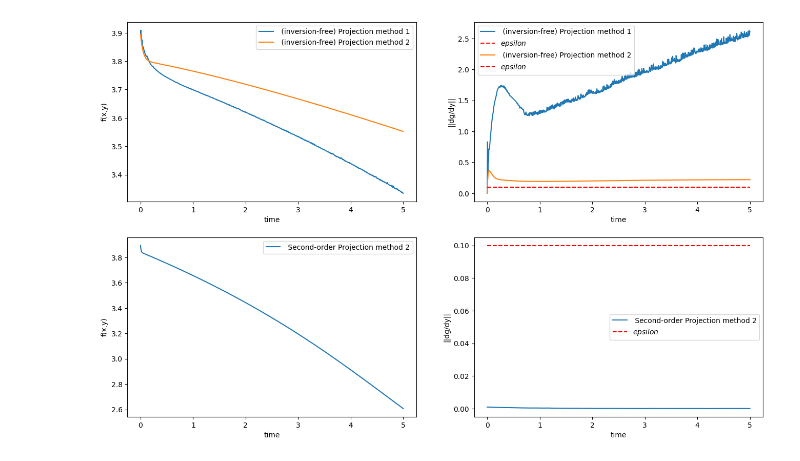
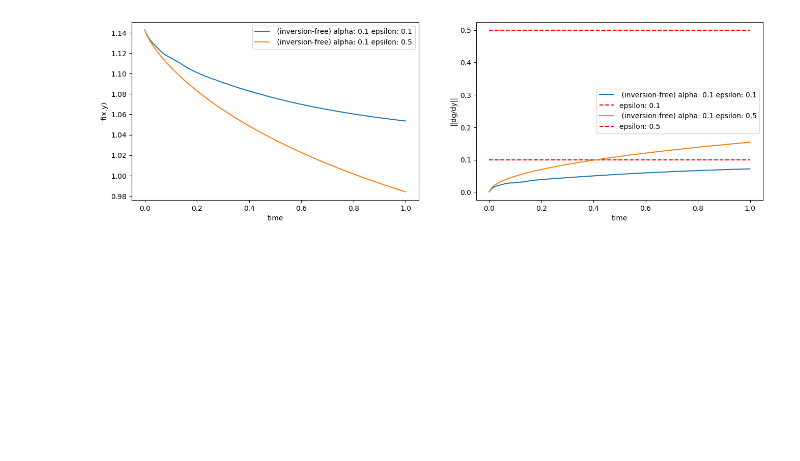
Before and after one commit to o4lc/SGF-BLO, a Jupyter notebook: continous.ipynb, the cells around one changed output. Drawn from its saved outputs; the diff is of its cells as text; code cells hidden in the pictures; blank space fills up the shorter version.

```diff
--- a/continous.ipynb
+++ b/continous.ipynb
@@ -7,5 +7,4 @@ import matplotlib.pyplot as plt
 import cvxpy as cp
 
 constrained = False
-dim=10
 # %%
@@ -29,19 +61,19 @@ def calc_derivatives(x, y):
     g_val = g(x,y)
 
     # 1st derivatives
-    dfdy = torch.autograd.grad(f_val, y, create_graph=True)[0]
-    dfdx = torch.autograd.grad(f_val, x, create_graph=True)[0]
+    dfdy = torch.autograd.grad(f_val, y, create_graph=True, allow_unused=True, materialize_grads=True)[0]
+    dfdx = torch.autograd.grad(f_val, x, create_graph=True, allow_unused=True, materialize_grads=True)[0]
 
-    dgdy = torch.autograd.grad(g_val, y, create_graph=True)[0]
-    dgdx = torch.autograd.grad(g_val, x, create_graph=True)[0]
+    dgdy = torch.autograd.grad(g_val, y, create_graph=True, allow_unused=True, materialize_grads=True)[0]
+    dgdx = torch.autograd.grad(g_val, x, create_graph=True, allow_unused=True, materialize_grads=True)[0]
 
     # Initialize tensors for 2nd derivatives
     dgdyy = torch.zeros((dim, dim))
     dgdyx = torch.zeros((dim, dim))
     # Compute 2nd derivatives element-wise
     for i in range(dgdy.shape[0]):
-        dgdyy[i, :] = torch.autograd.grad(dgdy[i], y, retain_graph=True, create_graph=True)[0][:, 0]
-        dgdyx[i, :] = torch.autograd.grad(dgdy[i], x, retain_graph=True, create_graph=True)[0][:, 0]
+        dgdyy[i, :] = torch.autograd.grad(dgdy[i], y, retain_graph=True, create_graph=True, allow_unused=True, materialize_grads=True)[0][:, 0]
+        dgdyx[i, :] = torch.autograd.grad(dgdy[i], x, retain_graph=True, create_graph=True, allow_unused=True, materialize_grads=True)[0][:, 0]
 
     return dfdx, dfdy, dgdx, dgdy, dgdyy, dgdyx
 # %%
@@ -109,43 +130,46 @@ def system(t, variables):
     return torch.cat((dxdt, dydt), 0)
 # %%
 plt.figure(figsize=(16, 10))
-epsilon = 1e-1
+# (False, None, None),
+# (inversionFree, eta, alpha)
+for (inversionFree, eta, alpha) in [(True, 1, 0.1)]:
+    for epsilon in [0.1, 0.5]:
+        torch.manual_seed(0)
+        x = torch.randn((dim, 1), requires_grad=True, dtype=torch.float32)
+        y = solveLL(x)
+        #
+        dfdx, dfdy, dgdx, dgdy, dgdyy, dgdyx = calc_derivatives(x, y)
+        print('LL error: ', torch.linalg.norm(dgdy, 2))
+        # Time points where the solution is computed
+        t = torch.linspace(0, 1, 100)
 
-for (inversionFree, projectionMethod) in [(False, None), (True, 1), (True, 2)]:
-    torch.manual_seed(0)
-    x = torch.randn((dim, 1), requires_grad=True, dtype=torch.float32)
-    y = solveLL(x)
-    #
-    dfdx, dfdy, dgdx, dgdy, dgdyy, dgdyx = calc_derivatives(x, y)
-    error = torch.linalg.norm(dgdy, 2)
-    print('LL error: ', error)
-    # Time points where the solution is computed
-    t = torch.linspace(0, 5, 1000)
+        # Solve the system of ODEs
+        initial_conditions = torch.cat((x, y), 0)
+        dxdt = torch.zeros((dim, 1))
+        solution = torchdiffeq.odeint(system, initial_conditions, t, method='rk4')
 
-    # Solve the system of ODEs
-    initial_conditions = torch.cat((x, y), 0)
-    solution = torchdiffeq.odeint(system, initial_conditions, t, method='rk4')
+        lossF, lossG, LLerror = [], [], []
+        for i in range(len(solution)):
+            lossF.append(f(solution[i, :dim], solution[i, dim:])[0].detach().numpy())
+            __, __, __, dgdy, __, __ = calc_derivatives(solution[i, :dim], solution[i, dim:])
+            lossG.append(torch.linalg.norm(dgdy).detach().numpy())
 
-    lossF, lossG, LLerror = [], [], []
-    for i in range(len(solution)):
-        lossF.append(f(solution[i, :dim], solution[i, dim:])[0].detach().numpy())
-        __, __, __, dgdy, __, __ = calc_derivatives(solution[i, :dim], solution[i, dim:])
-        lossG.append(torch.linalg.norm(dgdy).detach().numpy())
-
-    plt.subplot(2, 2, (1 if inversionFree else 3))
-    plt.plot(t, lossF, label= (' (inversion-free)' if inversionFree else ' Second-order') +\
-                    (' Projection method 1' if projectionMethod == 1 else ' Projection method 2'))
-    plt.legend()
-    plt.xlabel('time')
-    plt.ylabel('f(x,y)')
-    # -----------------------------------------------------
-    plt.subplot(2, 2, 1 * (1 if inversionFree else 3) + 1)
-    plt.plot(t, lossG, label=(' (inversion-free)' if inversionFree else ' Second-order') +\
-                    (' Projection method 1' if projectionMethod == 1 else ' Projection method 2'))
-    plt.plot(t, [epsilon] * len(t), 'r--', label='$epsilon$')
-    plt.legend()
-    plt.xlabel('time')
-    plt.ylabel('||dg/dy||')
+        plt.subplot(2, 2, (1 if inversionFree else 3))
+        plt.plot(t, lossF, label= (' (inversion-free)' if inversionFree else ' Second-order') +\
+                        (' alpha: ' + str(alpha) + ' epsilon: ' + str(epsilon)))
+                        # (' Projection method 1' if projectionMethod == 1 else ' Projection method 2'))
+        plt.legend()
+        plt.xlabel('time')
+        plt.ylabel('f(x,y)')
+        # -----------------------------------------------------
+        plt.subplot(2, 2, 1 * (1 if inversionFree else 3) + 1)
+        plt.plot(t, lossG, label=(' (inversion-free)' if inversionFree else ' Second-order') +\
+                        (' alpha: ' + str(alpha) + ' epsilon: ' + str(epsilon)))
+                        # (' Projection method 1' if projectionMethod == 1 else ' Projection method 2'))
+        plt.plot(t, [epsilon] * len(t), 'r--', label='epsilon: ' + str(epsilon))
+        plt.legend()
+        plt.xlabel('time')
+        plt.ylabel('||dg/dy||')
 
 
 plt.show()
@@ -156,2 +179,2 @@ LL error:  tensor(0.0009, grad_fn=<AmaxBackward0>)
-[figure, old version]
+[figure, new version]
 # %%
```
Also changed, not shown: parts of 5 cells of this notebook, 11 other files.
